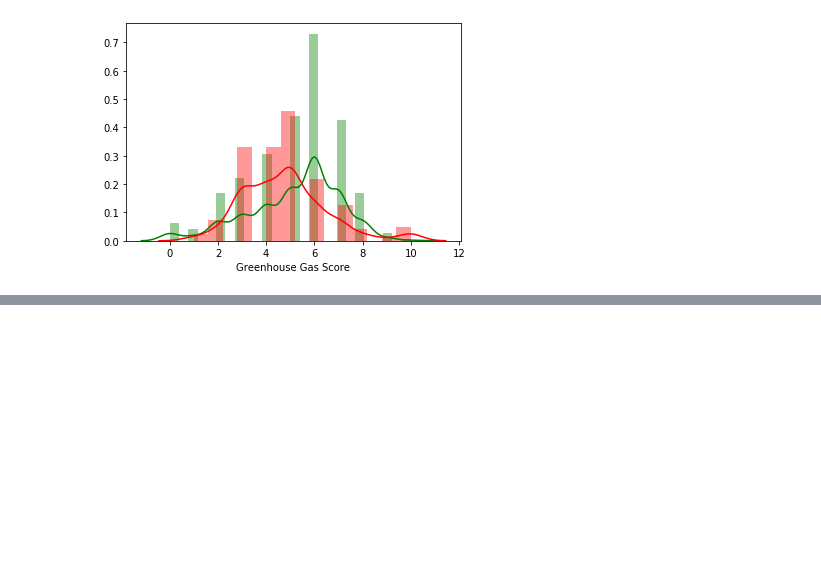
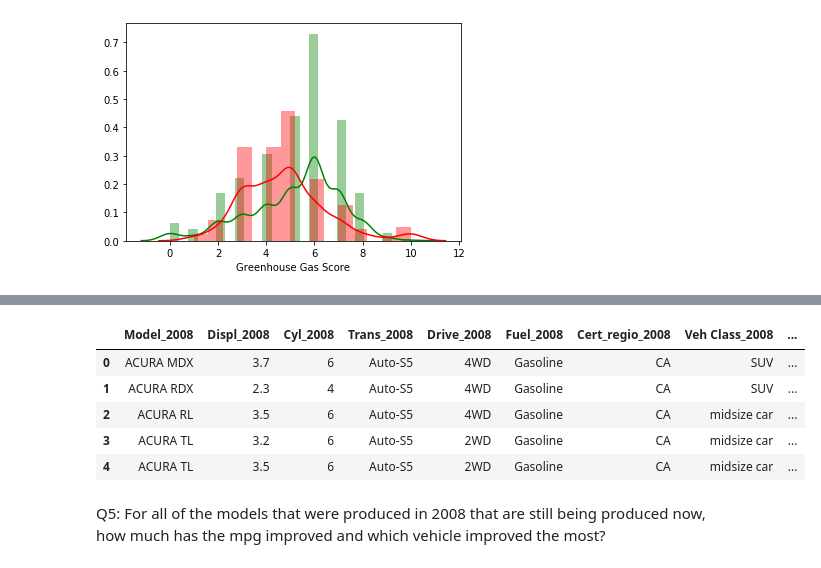
Before and after one commit to Sibin-Sibi/greenvehicle, a Jupyter notebook: model.ipynb, the cells around one changed output, grey strips where cells are left out. Saved outputs shown, nothing was run; the diff lists cells and outputs as text; code cells hidden in the pictures; blank space fills up the shorter version.

```diff
--- a/model.ipynb
+++ b/model.ipynb
@@ -304,0 +455,11 @@ sns.distplot( data_18['Greenhouse Gas Score'], color = 'r')
+# %%
+data_08.rename(columns = lambda x : x[:10] + '_2008', inplace = True)
+# %%
+data_08.head()
+# %% [output]
+|  | Model_2008 | Displ_2008 | Cyl_2008 | Trans_2008 | Drive_2008 | Fuel_2008 | Cert_regio_2008 | Veh Class_2008 | ... |
+| 0 | ACURA MDX | 3.7 | 6 | Auto-S5 | 4WD | Gasoline | CA | SUV | ... |
+| 1 | ACURA RDX | 2.3 | 4 | Auto-S5 | 4WD | Gasoline | CA | SUV | ... |
+| 2 | ACURA RL | 3.5 | 6 | Auto-S5 | 4WD | Gasoline | CA | midsize car | ... |
+| 3 | ACURA TL | 3.2 | 6 | Auto-S5 | 2WD | Gasoline | CA | midsize car | ... |
+| 4 | ACURA TL | 3.5 | 6 | Auto-S5 | 2WD | Gasoline | CA | midsize car | ... |
@@ -304,0 +468,2 @@ sns.distplot( data_18['Greenhouse Gas Score'], color = 'r')
+# %% [markdown]
+Q5: For all of the models that were produced in 2008 that are still being produced now, how much has the mpg improved and which vehicle improved the most?
```
Also changed, not shown: parts of 38 cells of this notebook.
